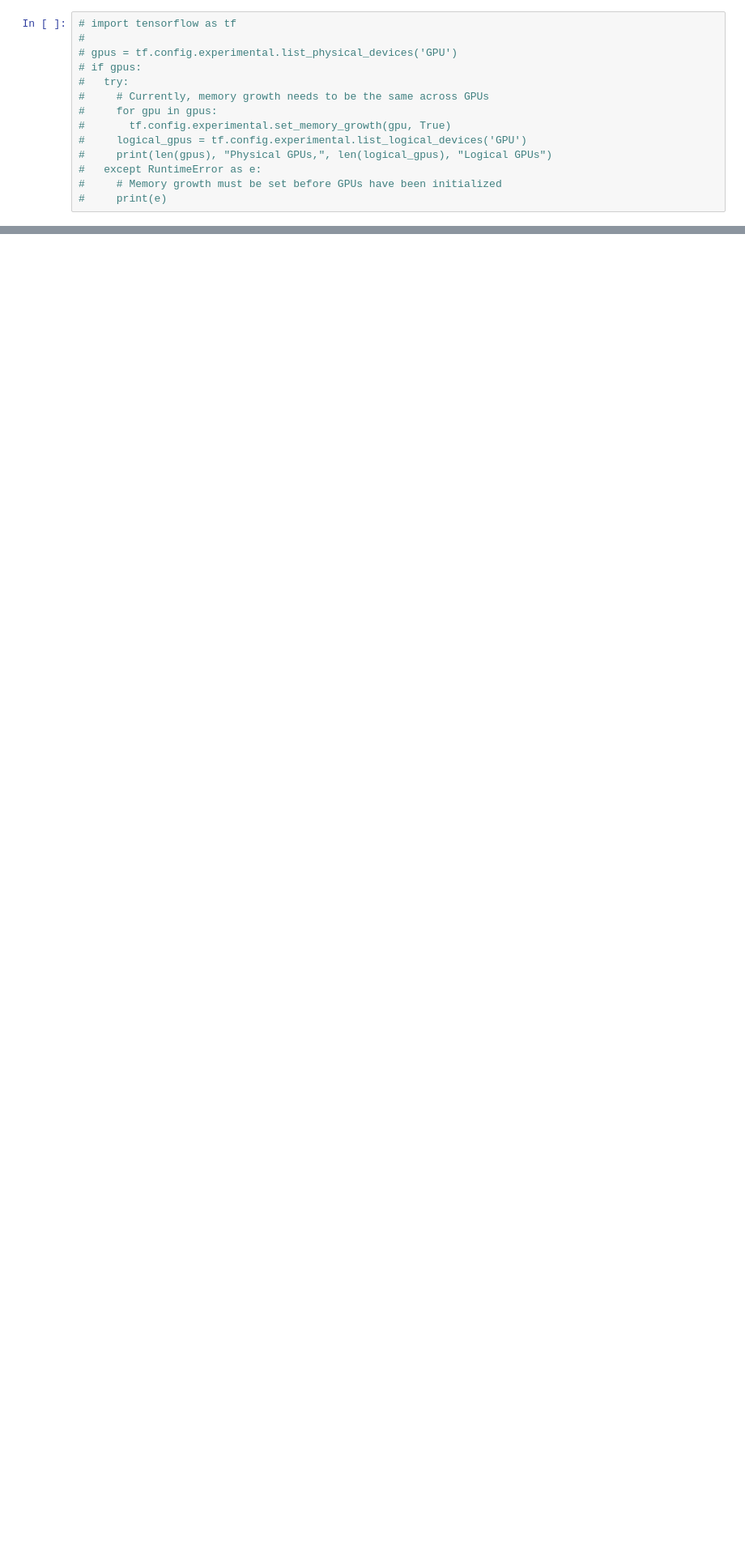
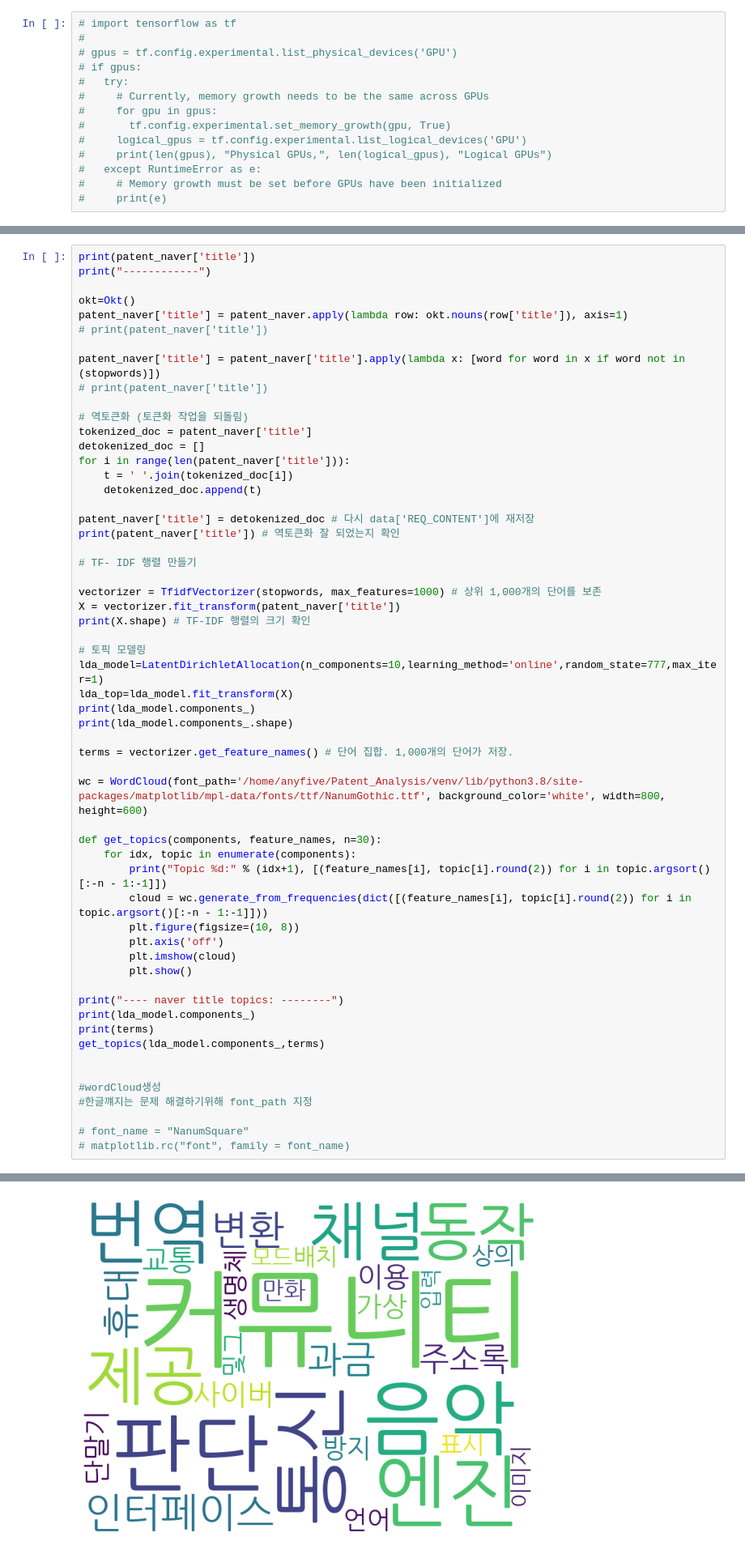
Before and after one commit to brianjang7/Moodys_NLP_Analysis, a Jupyter notebook: LDA_Topic.ipynb, the cells around one changed output, grey strips where cells are left out. Shown at 81% size. Cells and saved outputs as stored; diff of their text form; blank space fills up the shorter version.

```diff
--- a/LDA_Topic.ipynb
+++ b/LDA_Topic.ipynb
@@ -94,3 +94,61 @@ spwords.add('접속')
 spwords.add('저장')
 spwords.add('서비스')
 stopwords =spwords
+# %%
+print(patent_naver['title'])
+print("------------")
+
+okt=Okt()
+patent_naver['title'] = patent_naver.apply(lambda row: okt.nouns(row['title']), axis=1)
+# print(patent_naver['title'])
+
+patent_naver['title'] = patent_naver['title'].apply(lambda x: [word for word in x if word not in (stopwords)])
+# print(patent_naver['title'])
+
+# 역토큰화 (토큰화 작업을 되돌림)
+tokenized_doc = patent_naver['title']
+detokenized_doc = []
+for i in range(len(patent_naver['title'])):
+    t = ' '.join(tokenized_doc[i])
+    detokenized_doc.append(t)
+
+patent_naver['title'] = detokenized_doc # 다시 data['REQ_CONTENT']에 재저장
+print(patent_naver['title']) # 역토큰화 잘 되었는지 확인
+
+# TF- IDF 행렬 만들기
+
+vectorizer = TfidfVectorizer(stopwords, max_features=1000) # 상위 1,000개의 단어를 보존
+X = vectorizer.fit_transform(patent_naver['title'])
+print(X.shape) # TF-IDF 행렬의 크기 확인
+
+# 토픽 모델링
+lda_model=LatentDirichletAllocation(n_components=10,learning_method='online',random_state=777,max_iter=1)
+lda_top=lda_model.fit_transform(X)
+print(lda_model.components_)
+print(lda_model.components_.shape)
+
+terms = vectorizer.get_feature_names() # 단어 집합. 1,000개의 단어가 저장.
+
+wc = WordCloud(font_path='/home/anyfive/Patent_Analysis/venv/lib/python3.8/site-packages/matplotlib/mpl-data/fonts/ttf/NanumGothic.ttf', background_color='white', width=800, height=600)
+
+def get_topics(components, feature_names, n=30):
+    for idx, topic in enumerate(components):
+        print("Topic %d:" % (idx+1), [(feature_names[i], topic[i].round(2)) for i in topic.argsort()[:-n - 1:-1]])
+        cloud = wc.generate_from_frequencies(dict([(feature_names[i], topic[i].round(2)) for i in topic.argsort()[:-n - 1:-1]]))
+        plt.figure(figsize=(10, 8))
+        plt.axis('off')
+        plt.imshow(cloud)
+        plt.show()
+
+print("---- naver title topics: --------")
+print(lda_model.components_)
+print(terms)
+get_topics(lda_model.components_,terms)
+
+
+#wordCloud생성
+#한글꺠지는 문제 해결하기위해 font_path 지정
+
+# font_name = "NanumSquare"
+# matplotlib.rc("font", family = font_name)
+# %% [output]
@@ -96,0 +172 @@ stopwords =spwords
+[figure, added]
```
Also changed, not shown: parts of 7 cells of this notebook.
